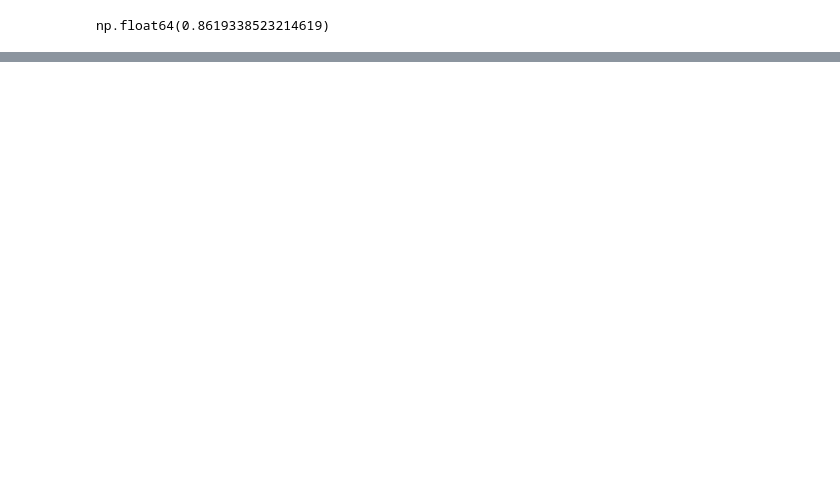
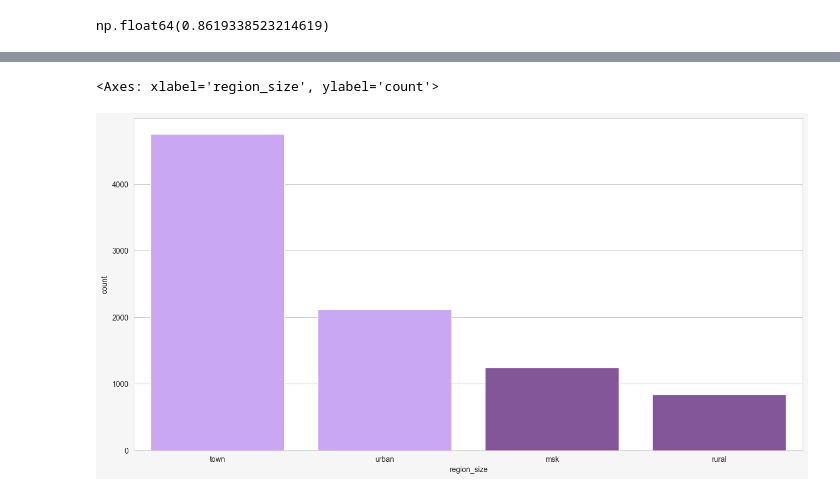
Before and after one commit to bygaga993/bread_dano_2024, a Jupyter notebook: Code/test.ipynb, the cells around one changed output, grey strips where cells are left out. Cells and saved outputs as stored; diff of their text form; code cells hidden in the pictures; blank space fills up the shorter version.

```diff
--- a/Code/test.ipynb
+++ b/Code/test.ipynb
@@ -202,0 +341,4 @@ plt.show()
+# %%
+df = pd.read_csv('data\data_final_preprocessed.csv')
+values = df.region_size.value_counts().reset_index()
+values
@@ -202,0 +351,13 @@ plt.show()
+# %%
+plt.figure(figsize=(16, 8))
+
+sns.set_style("whitegrid")
+plt.gcf().set_facecolor('#F6F6F6')
+
+sns.barplot(data=values, x='region_size', y='count', palette=['#C89AFF', '#C89AFF', '#864BA5', '#864BA5'])
+# plt.xlim([0.0, 1.0])
+# plt.ylim([0.0, 1.05])
+# plt.show()
+# %% [output]
+<Axes: xlabel='region_size', ylabel='count'>
+[figure, added]
```
Also changed, not shown: parts of 25 cells of this notebook, 3 other files.
